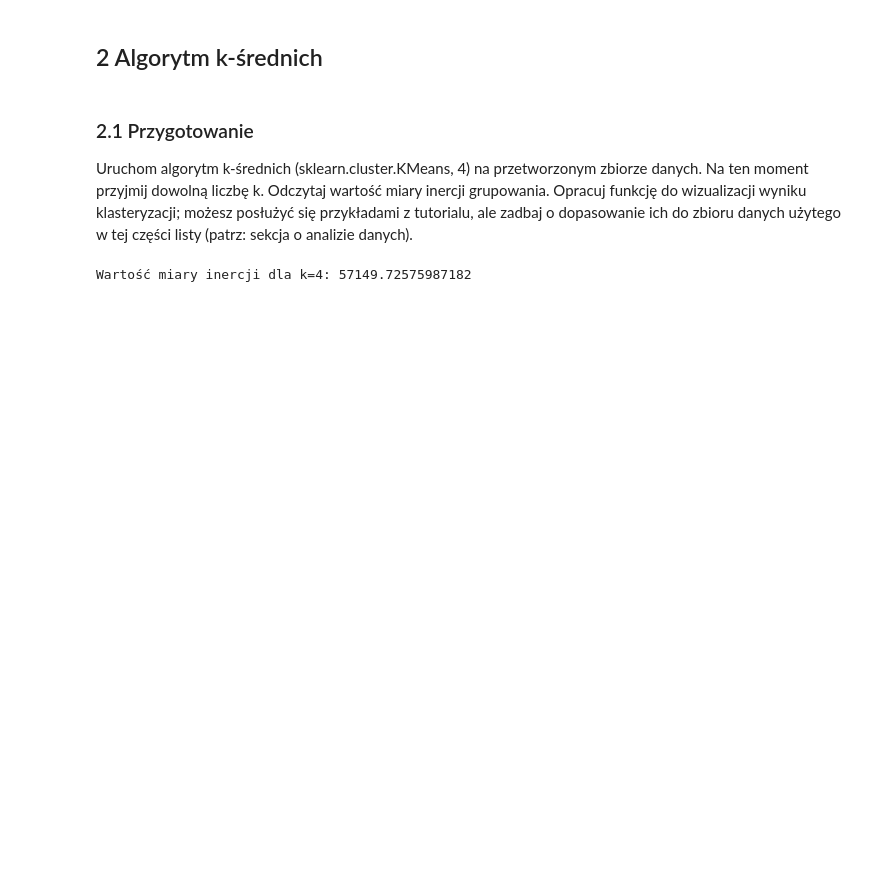
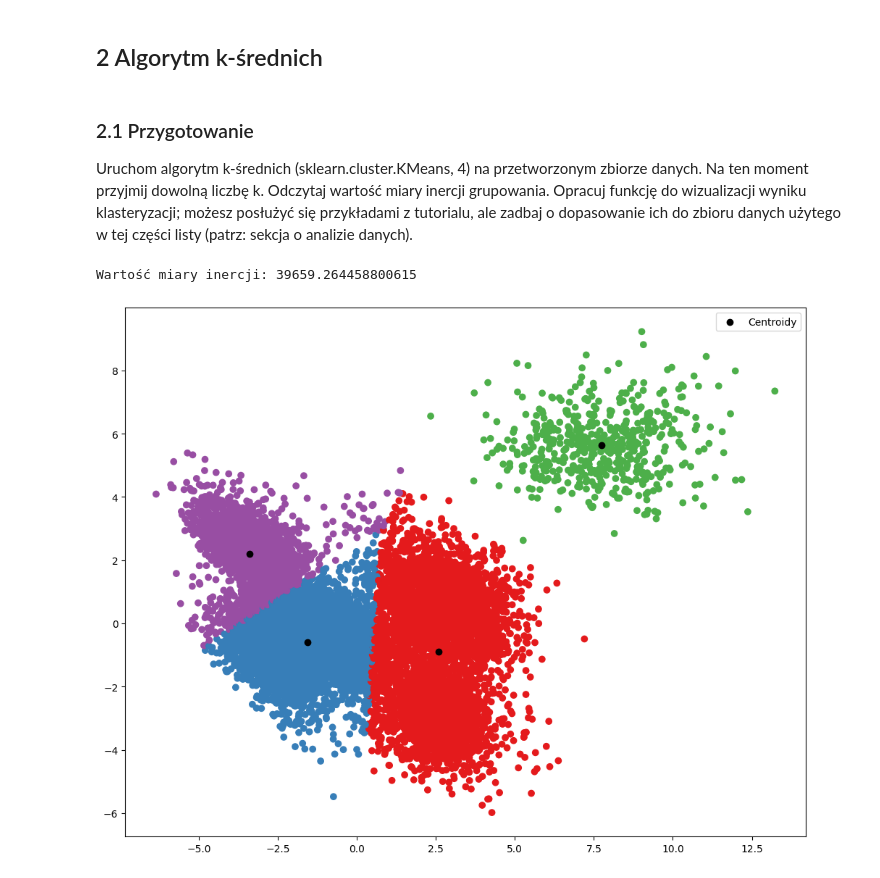
Before and after one commit to Zajecia-na-PWr-LR/lista7-MateuszOlech, a Jupyter notebook: Lista7.ipynb, the cells around one changed output. Saved outputs shown, nothing was run; the diff lists cells and outputs as text; code cells hidden in the pictures; blank space fills up the shorter version.

```diff
--- a/Lista7.ipynb
+++ b/Lista7.ipynb
@@ -172,12 +181,24 @@ danych. Na ten moment przyjmij dowolną liczbę k. Odczytaj wartość miary iner
 Opracuj funkcję do wizualizacji wyniku klasteryzacji; możesz posłużyć się przykładami
 z tutorialu, ale zadbaj o dopasowanie ich do zbioru danych użytego w tej części listy (patrz:
 sekcja o analizie danych).
-# %%
-k = 4
-kmeans = KMeans(n_clusters=k)
-cluster_labels = kmeans.fit_predict(df)
-
-inercja = kmeans.inertia_
-print(f"Wartość miary inercji dla k={k}: {inercja}")
-# %% [output]
-Wartość miary inercji dla k=4: 57149.72575987182
+# %%
+k_means = KMeans(n_clusters=4, random_state=42, n_init=10).fit(X_pca)
+
+inertia = k_means.inertia_
+print(f"Wartość miary inercji: {inertia}")
+# %% [output]
+Wartość miary inercji: 39659.264458800615
+# %%
+# funkcja do wizualizacji algorytmu
+def show_simple(dataset: np.ndarray, indices: np.ndarray, centers: np.ndarray, aspect='equal'):
+    fig, ax = plt.subplots(1, 1, figsize=(10,8))
+    ax.set_aspect(aspect)
+    ax.scatter(dataset[:, 0], dataset[:, 1], c=indices, cmap='Set1', vmin=0, vmax=8)
+    ax.scatter(centers[:, 0], centers[:, 1], marker='o', c='black', label='Centroidy')
+    ax.legend()
+    plt.tight_layout()
+    plt.show()
+# %%
+show_simple(X_pca, k_means.labels_, k_means.cluster_centers_)
+# %% [output]
+[figure, added]
```
Also changed, not shown: parts of 25 cells of this notebook.
